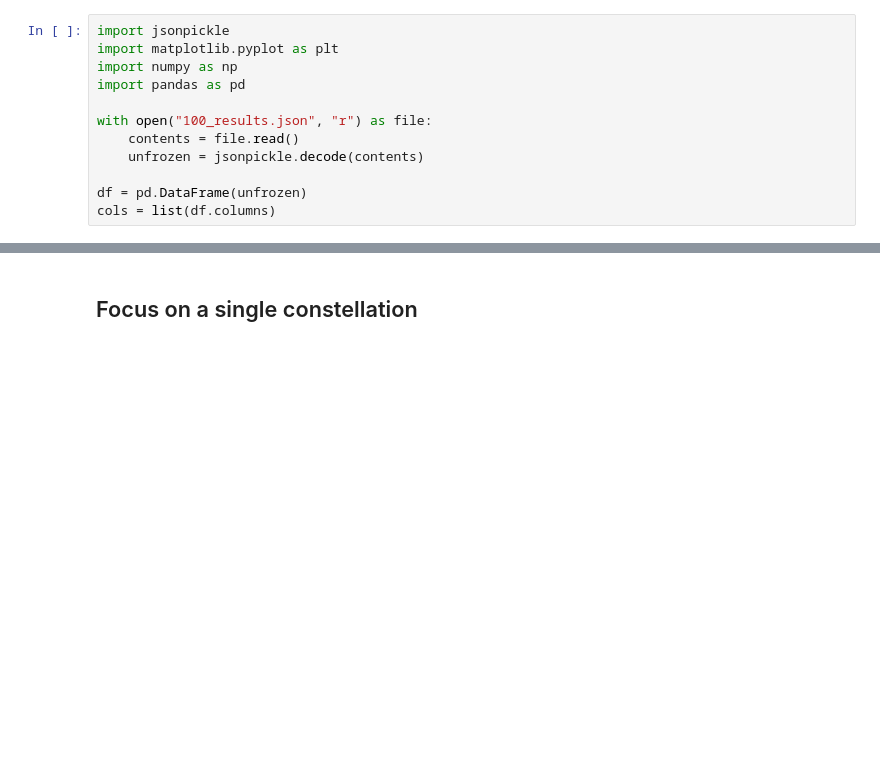
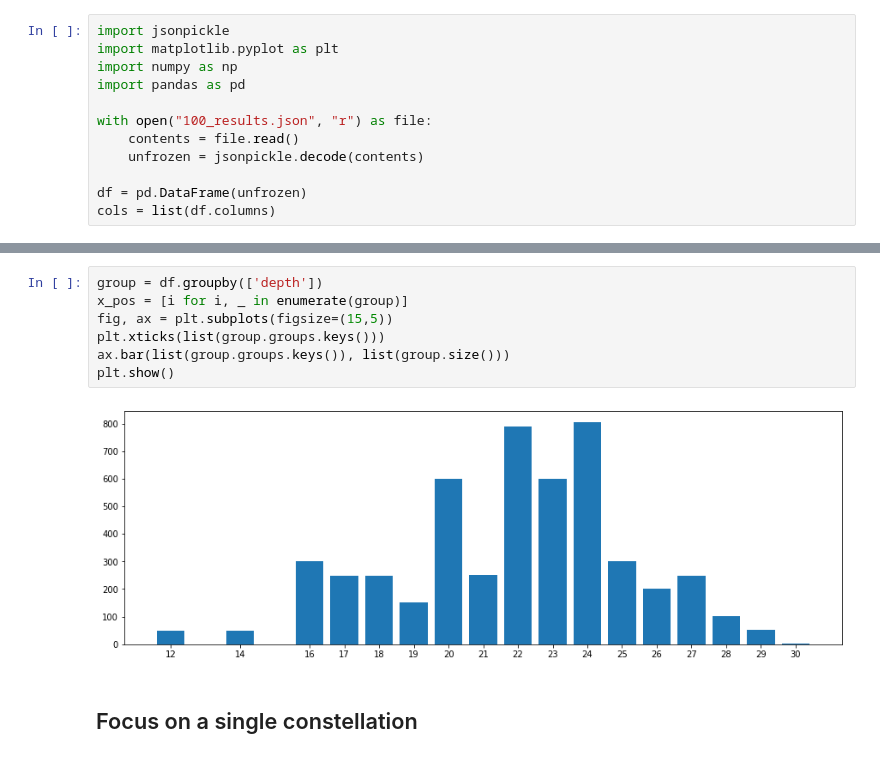
Before and after one commit to Henchway/AI-Data-Science-Exercises, a Jupyter notebook: Exercise1/analytics.ipynb, the cells around one changed output, grey strips where cells are left out. Drawn from its saved outputs; the diff is of its cells as text; blank space fills up the shorter version.

Commit message:
Added barchart to show depth distribution

```diff
--- a/Exercise1/analytics.ipynb
+++ b/Exercise1/analytics.ipynb
@@ -37,3 +16,12 @@ for item in group:
+# %%
+group = df.groupby(['depth'])
+x_pos = [i for i, _ in enumerate(group)]
+fig, ax = plt.subplots(figsize=(15,5))
+plt.xticks(list(group.groups.keys()))
+ax.bar(list(group.groups.keys()), list(group.size()))
+plt.show()
+# %% [output]
+[figure, added]
 # %% [markdown]
 ## Focus on a single constellation
 # %%
```
Also changed, not shown: parts of 3 cells of this notebook.
